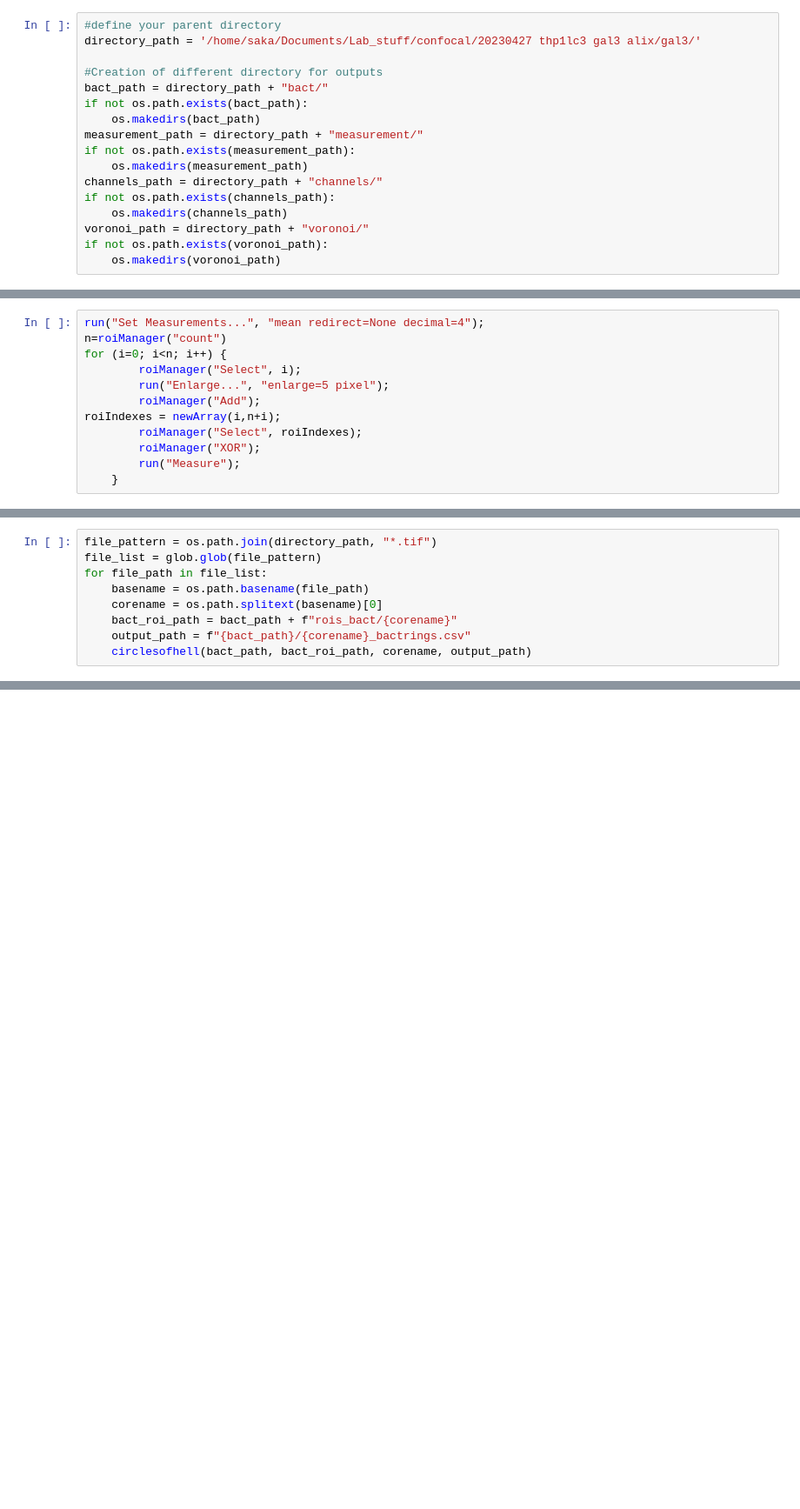
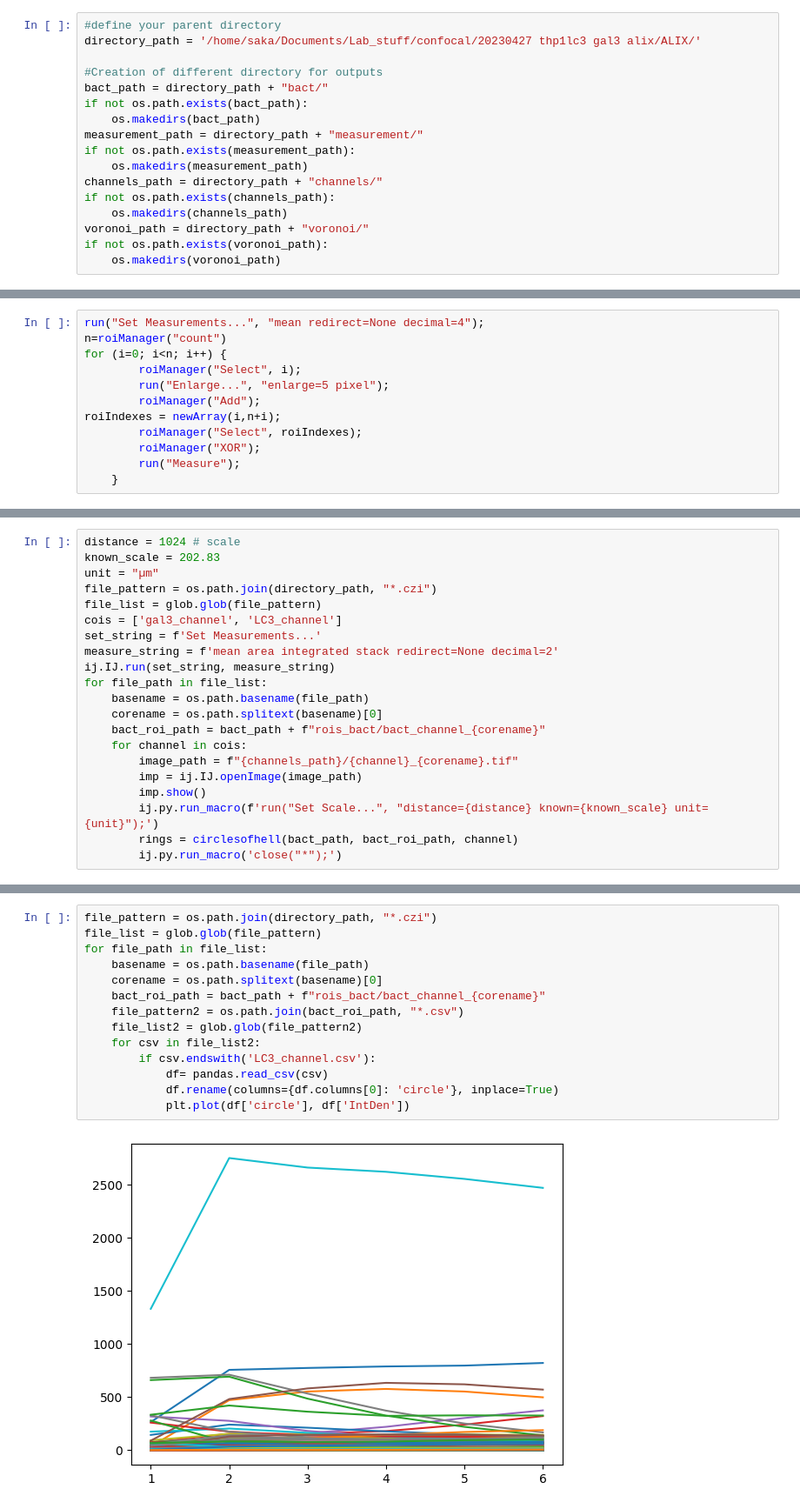
Before and after one commit to jaugenst/pyimagej_workflows, a Jupyter notebook: notebooks/single_bact_quant_2.ipynb, the cells around one changed output, grey strips where cells are left out. Shown at 87% size. Saved outputs shown, nothing was run; the diff lists cells and outputs as text; blank space fills up the shorter version.

Commit message:
updated single bact quant workflow
Fixed assignement of path and file names to the function 'circlesofhell' and
added to it a bloc to concatenate and blot the result of the measurement

```diff
--- a/notebooks/single_bact_quant_2.ipynb
+++ b/notebooks/single_bact_quant_2.ipynb
@@ -238,7 +240,7 @@ def xref_locations(first, second, first_x='POSITION_X', first_y='POSITION_Y', fi
     return pairwise_elements
 # %%
 #define your parent directory
-directory_path = '/home/saka/Documents/Lab_stuff/confocal/20230427 thp1lc3 gal3 alix/gal3/'
+directory_path = '/home/saka/Documents/Lab_stuff/confocal/20230427 thp1lc3 gal3 alix/ALIX/'
 
 #Creation of different directory for outputs
 bact_path = directory_path + "bact/"
@@ -540,9 +584,21 @@ for file_path in file_list: # cycle through images, open them and open the match
 # %%
-file_pattern = os.path.join(directory_path, "*.tif")
+distance = 1024 # scale
+known_scale = 202.83
+unit = "µm"
+file_pattern = os.path.join(directory_path, "*.czi")
 file_list = glob.glob(file_pattern)
+cois = ['gal3_channel', 'LC3_channel']
+set_string = f'Set Measurements...'
+measure_string = f'mean area integrated stack redirect=None decimal=2'
+ij.IJ.run(set_string, measure_string)
 for file_path in file_list:
     basename = os.path.basename(file_path)
     corename = os.path.splitext(basename)[0]
-    bact_roi_path = bact_path + f"rois_bact/{corename}"
-    output_path = f"{bact_path}/{corename}_bactrings.csv"
-    circlesofhell(bact_path, bact_roi_path, corename, output_path)
+    bact_roi_path = bact_path + f"rois_bact/bact_channel_{corename}"
+    for channel in cois:
+        image_path = f"{channels_path}/{channel}_{corename}.tif"
+        imp = ij.IJ.openImage(image_path)
+        imp.show()
+        ij.py.run_macro(f'run("Set Scale...", "distance={distance} known={known_scale} unit={unit}");')
+        rings = circlesofhell(bact_path, bact_roi_path, channel)
+        ij.py.run_macro('close("*");')
@@ -552,0 +607,16 @@ print(list)
+# %%
+file_pattern = os.path.join(directory_path, "*.czi")
+file_list = glob.glob(file_pattern)
+for file_path in file_list:
+    basename = os.path.basename(file_path)
+    corename = os.path.splitext(basename)[0]
+    bact_roi_path = bact_path + f"rois_bact/bact_channel_{corename}"
+    file_pattern2 = os.path.join(bact_roi_path, "*.csv")
+    file_list2 = glob.glob(file_pattern2)
+    for csv in file_list2:
+        if csv.endswith('LC3_channel.csv'):
+            df= pandas.read_csv(csv)
+            df.rename(columns={df.columns[0]: 'circle'}, inplace=True)
+            plt.plot(df['circle'], df['IntDen'])
+# %% [output]
+[figure, added]
```
Also changed, not shown: parts of 11 cells of this notebook.
